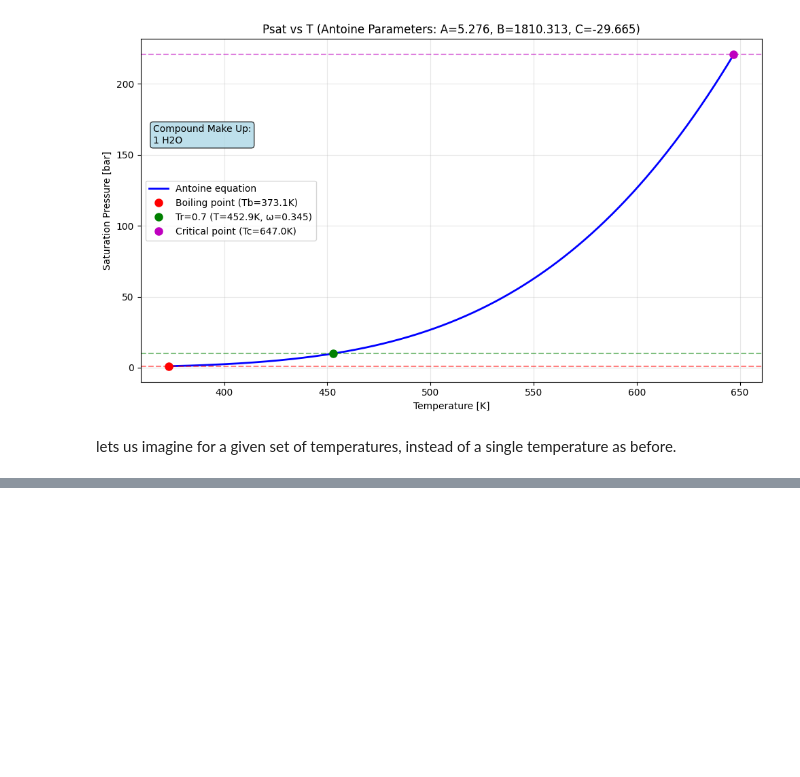
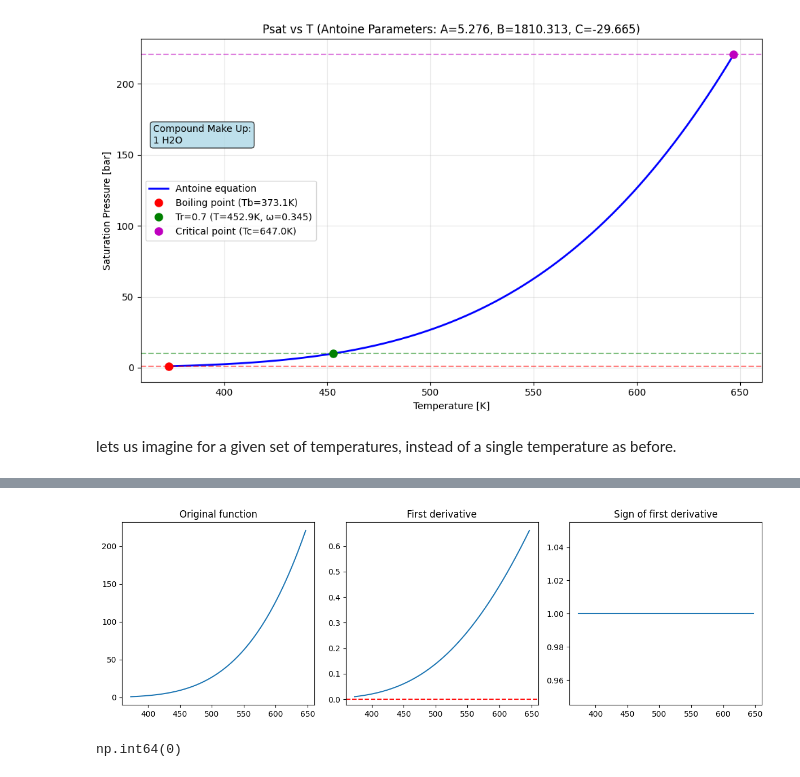
Before and after one commit to arnaou/camd_iss, a Jupyter notebook: tutorials/Validate_Antoine.ipynb, the cells around one changed output, grey strips where cells are left out. Saved outputs shown, nothing was run; the diff lists cells and outputs as text; code cells hidden in the pictures; blank space fills up the shorter version.

```diff
--- a/tutorials/Validate_Antoine.ipynb
+++ b/tutorials/Validate_Antoine.ipynb
@@ -144,0 +227,27 @@ psat = antoine_calc.antoine_correlation(A=results['A'],
+# %%
+import matplotlib.pyplot as plt
+
+plt.figure(figsize=(12, 4))
+
+plt.subplot(1, 3, 1)
+plt.plot(T_range, P_sat_calc)
+plt.title('Original function')
+
+plt.subplot(1, 3, 2)
+plt.plot(T_range[:-1], np.diff(P_sat_calc))
+plt.axhline(y=0, color='r', linestyle='--')
+plt.title('First derivative')
+
+plt.subplot(1, 3, 3)
+plt.plot(T_range[:-1], np.sign(np.diff(P_sat_calc)))
+plt.title('Sign of first derivative')
+
+plt.tight_layout()
+plt.show()
+# %% [output]
+[figure, added]
+# %%
+sign_changes = np.sum(np.diff(np.sign(np.diff(P_sat_calc))) != 0)
+sign_changes
+# %% [output]
+np.int64(0)
```
Also changed, not shown: parts of 10 cells of this notebook, 11 other files.
